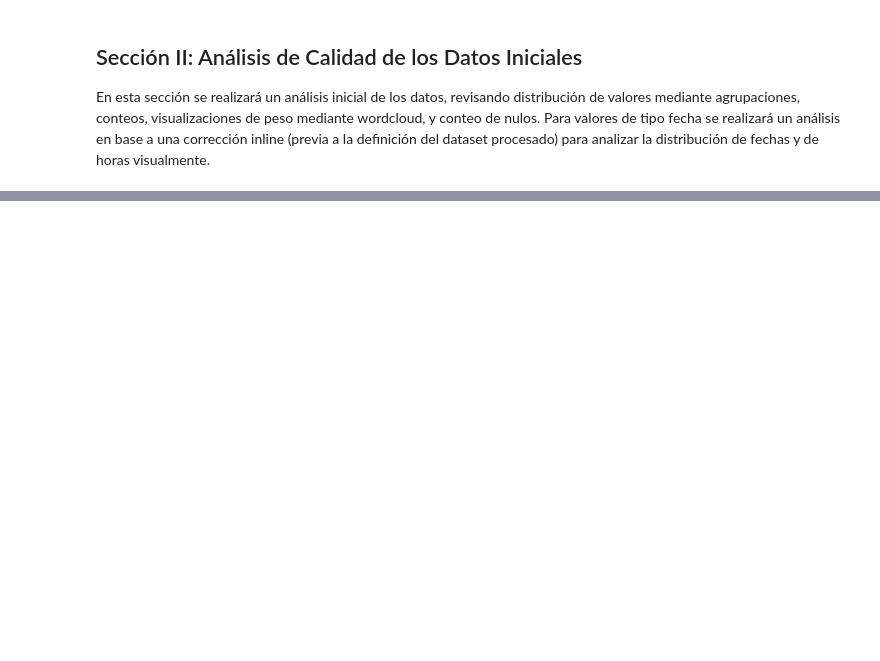
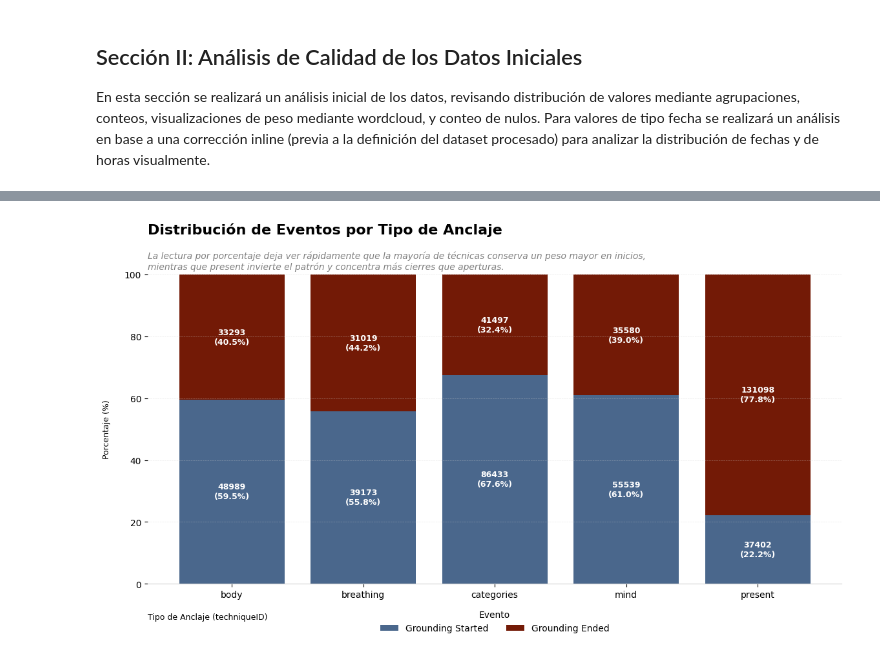
Before and after one commit to Volv1t3/MidtermDataAnalysisProject, a Jupyter notebook: src/python/notebooks/Proyecto_Prueba_Tecnica_Arellano.ipynb, the cells around one changed output, grey strips where cells are left out. Drawn from its saved outputs; the diff is of its cells as text; code cells hidden in the pictures; blank space fills up the shorter version.

```diff
--- a/src/python/notebooks/Proyecto_Prueba_Tecnica_Arellano.ipynb
+++ b/src/python/notebooks/Proyecto_Prueba_Tecnica_Arellano.ipynb
@@ -189,3 +193,11 @@ import plotly as plty
+# %%
+#? 1. Importamos el dataset directamente desde su archivo para evitar problemas con la red
+
+dataset_location = '../../../src/res/data/ProyectoPruebaTecnicaADM3080_YanaRaw.csv'
+
+data_as_is = pd.read_csv(dataset_location, sep=',')
+data_to_explore = data_as_is.copy(deep=True)
+data_cleaned = data_as_is.copy(deep=True)
 # %% [markdown]
 ## Sección II: Análisis de Calidad de los Datos Iniciales
 
@@ -200,0 +386,82 @@ En esta sección se trabajará con un análisis de datos en base de agrupaciones
+# %%
+from seaborn.palettes import _ColorPalette
+
+
+#? 4. Exploracion visual de los conteos de porcentajes por cada tipo de anclaje
+
+def generate_blue_palette(n: int) -> _ColorPalette:
+    """
+    Funcion encargada de generar una paleta de colores replicable en base de la paleta built-in de Blues de Seaborn
+    y usando el parametro n para determinar cuantos colores generar y retornar para la visualizacion
+    :param n: entero representativo de la cantidad de colores necesarios
+    :return: listado de colores
+    """
+    return sns.color_palette("Blues", n)
+
+#? 3.1 Preparacion de datos para el stacked bar chart
+stacked_data = data_as_is.groupby('techniqueID')['event'].value_counts().unstack(fill_value=0)
+stacked_data = stacked_data.reindex(columns=['Grounding Started', 'Grounding Ended'])
+stacked_pct = stacked_data.div(stacked_data.sum(axis=1), axis=0) * 100
+
+#? 3.2 Visualizacion de distribucion de eventos por tipo de anclaje
+fig, ax = plt.subplots(figsize=(12, 7))
+colors = ['#4A678C', '#731A06']
+
+bottom = np.zeros(len(stacked_pct))
+for i, col in enumerate(stacked_pct.columns):
+    bars = ax.bar(stacked_pct.index, stacked_pct[col], bottom=bottom, color=colors[i], label=col)
+    for j, bar in enumerate(bars):
+        height = bar.get_height()
+        if height > 0:
+            count = stacked_data.iloc[j][col]
+            ax.text(
+                bar.get_x() + bar.get_width() / 2,
+                bottom[j] + height / 2,
+                f'{count}\n({height:.1f}%)',
+                ha='center',
+                va='center',
+                fontsize=9,
+                color='white',
+                fontweight='bold'
+            )
+    bottom += stacked_pct[col].values
+
+#? Titulo y subtitulo storytelling
+ax.set_title(
+    'Distribución de Eventos por Tipo de Anclaje',
+    fontsize=16,
+    fontweight='bold',
+    loc='left',
+    pad=45
+)
+subtitle = (
+    'La lectura por porcentaje deja ver rápidamente que la mayoría de técnicas conserva un peso mayor en inicios,\n'
+    'mientras que present invierte el patrón y concentra más cierres que aperturas.'
+)
+ax.text(
+    0.0,
+    1.01,
+    subtitle,
+    transform=ax.transAxes,
+    fontsize=10,
+    fontstyle='italic',
+    color='gray',
+    va='bottom',
+    ha='left'
+)
+
+ax.set_xlabel('Tipo de Anclaje (techniqueID)', fontdict={'fontsize': 9}, labelpad=15, ha='left', x=0)
+ax.set_ylabel('Porcentaje (%)', fontdict={'fontsize': 9}, labelpad=15)
+ax.set_ylim(0, 100)
+
+#? Estilo minimalista
+for spine in ['top', 'right', 'left']:
+    ax.spines[spine].set_visible(False)
+ax.spines['bottom'].set_color('lightgray')
+ax.grid(True, axis='y', color='lightgray', linestyle='--', alpha=0.4)
+ax.legend(title='Evento', loc='upper center', frameon=False, bbox_to_anchor=(0.5, -0.06), ncol=2)
+
+plt.tight_layout(pad=2.0)
+plt.show()
+# %% [output]
+[figure, added]
```
Also changed, not shown: parts of 56 cells of this notebook.
